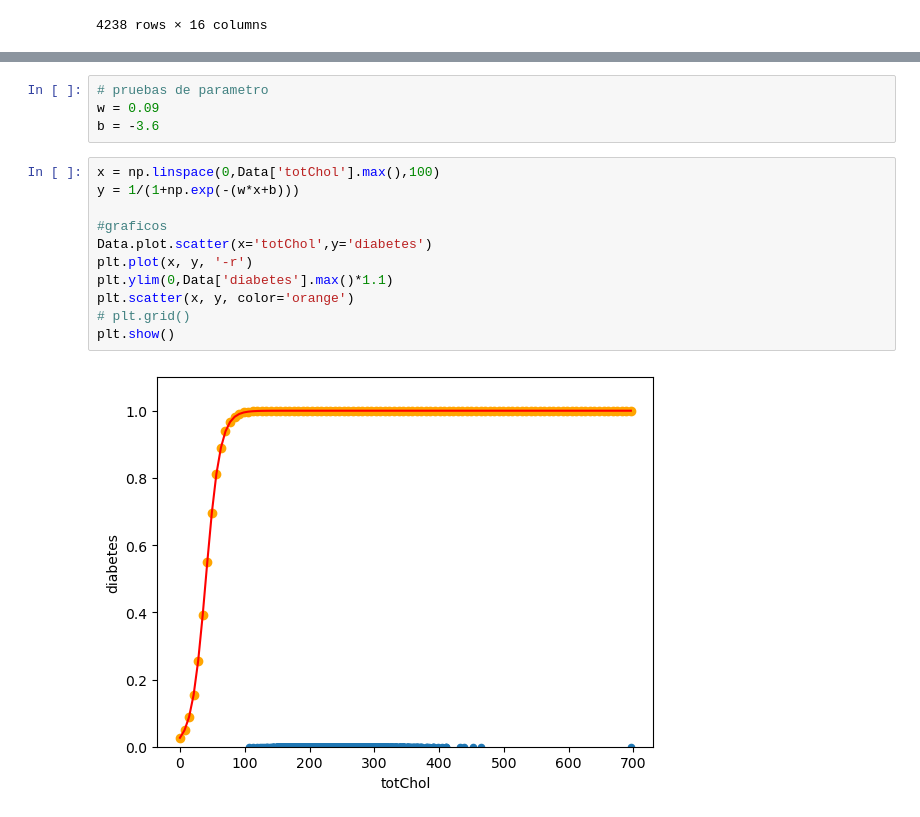
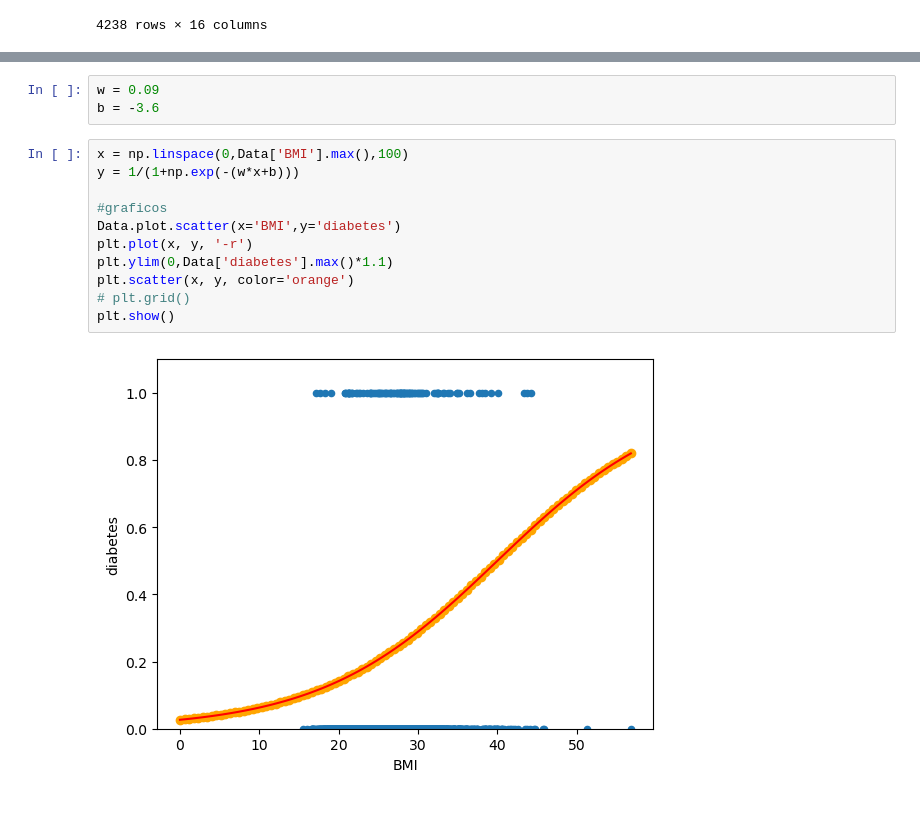
Before and after one commit to jeffer751/analisisDeDatos, a Jupyter notebook: Regresion_logistica.ipynb, the cells around one changed output, grey strips where cells are left out. Drawn from its saved outputs; the diff is of its cells as text.

```diff
--- a/Regresion_logistica.ipynb
+++ b/Regresion_logistica.ipynb
@@ -39,19 +40,18 @@ data[['totChol','diabetes']].plot.scatter(x='totChol',y='diabetes')
 <Axes: xlabel='totChol', ylabel='diabetes'>
 [figure]
 # %%
-# pruebas de parametro
 w = 0.09
 b = -3.6
 # %%
-x = np.linspace(0,Data['totChol'].max(),100)
+x = np.linspace(0,Data['BMI'].max(),100)
 y = 1/(1+np.exp(-(w*x+b)))
 
 #graficos
-Data.plot.scatter(x='totChol',y='diabetes')
+Data.plot.scatter(x='BMI',y='diabetes')
 plt.plot(x, y, '-r')
 plt.ylim(0,Data['diabetes'].max()*1.1)
 plt.scatter(x, y, color='orange')
 # plt.grid()
 plt.show()
 # %% [output]
-[figure, old version]
+[figure, new version]
```
Also changed, not shown: parts of 2 cells of this notebook.
